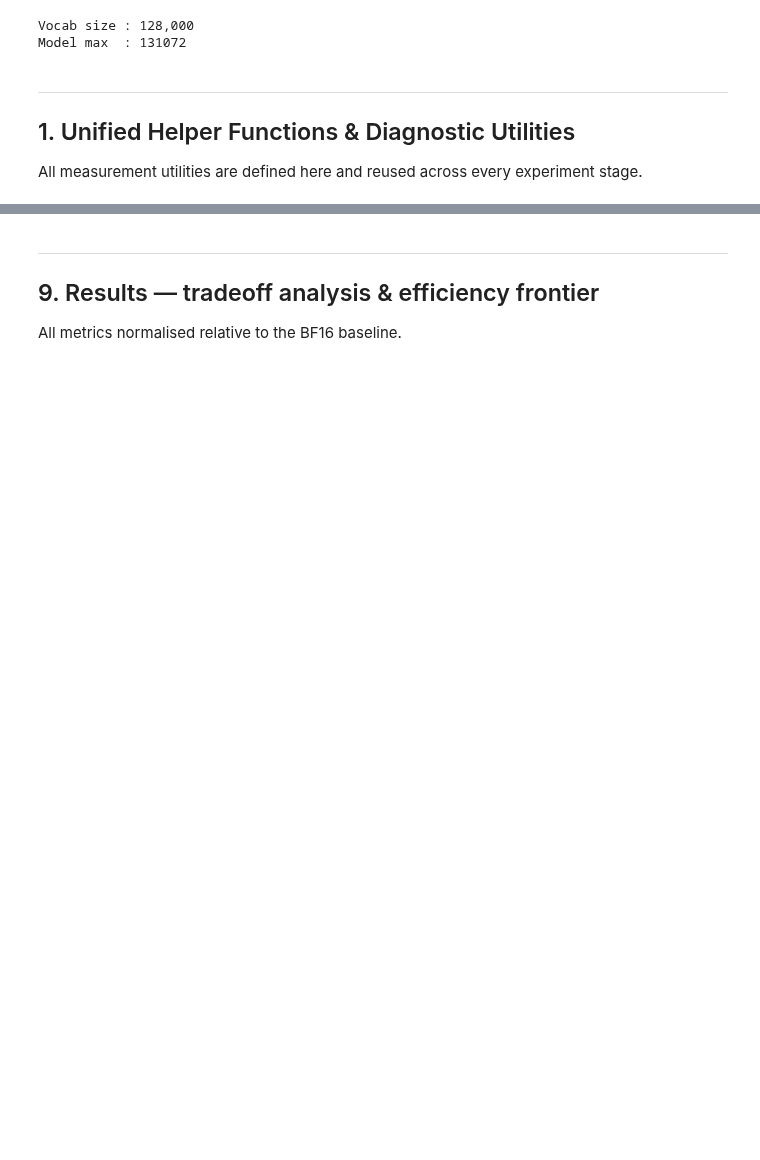
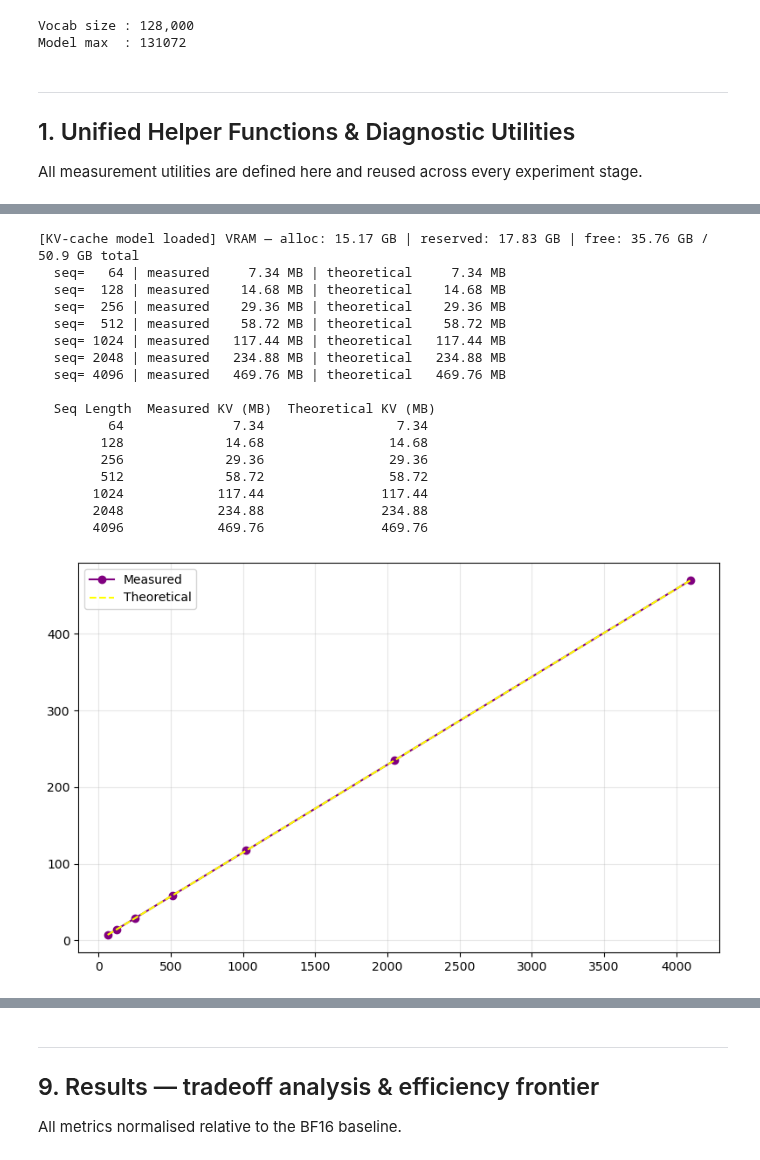
Before and after one commit to bawtek88/Efficient-LLM-Inference, a Jupyter notebook: dlmpa_compression_study.ipynb, the cells around one changed output, grey strips where cells are left out. Saved outputs shown, nothing was run; the diff lists cells and outputs as text; code cells hidden in the pictures; blank space fills up the shorter version.

```diff
--- a/dlmpa_compression_study.ipynb
+++ b/dlmpa_compression_study.ipynb
@@ -1490,0 +2384,65 @@ Pruned 40 % (L1 unstructured)      35.31       6.43       74.08      15.26
+# %%
+reset_vram_peak()
+model_profile = AutoModelForCausalLM.from_pretrained(MODEL_ID, **NF4_KWARGS)
+model_profile.eval()
+dev = next(model_profile.parameters()).device
+check_vram("KV-cache model loaded")
+
+SEQ_LENGTHS = [64, 128, 256, 512, 1024, 2048, 4096]
+kv_rows = []
+
+for seq_len in SEQ_LENGTHS:
+    try:
+        dummy = torch.randint(0, tokenizer.vocab_size, (1, seq_len)).to(dev)
+        with torch.no_grad():
+            out = model_profile(dummy, use_cache=True)
+
+        measured     = get_kv_cache_bytes(out.past_key_values)
+        theoretical  = theoretical_kv_cache_bytes(model_profile, seq_len, dtype_bytes=2)
+
+        kv_rows.append({
+            "Seq Length": seq_len,
+            "Measured KV (MB)": round(measured / 1e6, 2),
+            "Theoretical KV (MB)": round(theoretical / 1e6, 2),
+        })
+        print(f"  seq={seq_len:5d} | measured {measured/1e6:8.2f} MB | theoretical {theoretical/1e6:8.2f} MB")
+        del out; torch.cuda.empty_cache()
+    except torch.cuda.OutOfMemoryError:
+        print(f"  seq={seq_len}: OOM — stopping"); break
+
+df_kv = pd.DataFrame(kv_rows)
+print("\n", df_kv.to_string(index=False))
+
+plt.figure(figsize=(8, 5))
+plt.plot(df_kv["Seq Length"], df_kv["Measured KV (MB)"], "o-", label="Measured", color="purple")
+plt.plot(df_kv["Seq Length"], df_kv["Theoretical KV (MB)"], "--", label="Theoretical", color="yellow")
+plt.xlabel="Sequence Length"
+plt.ylabel="KV Cache (MB)"
+plt.title="Measured vs Theoretical"
+plt.legend()
+plt.grid(alpha=0.3)
+
+plt.tight_layout()
+plt.savefig(ROOT_DIR + "/kv_cache_analysis.png", dpi=150, bbox_inches="tight")
+plt.show()
+
+model_profile = free_model(model_profile)
+# %% [output]
+[KV-cache model loaded] VRAM — alloc: 15.17 GB | reserved: 17.83 GB | free: 35.76 GB / 50.9 GB total
+  seq=   64 | measured     7.34 MB | theoretical     7.34 MB
+  seq=  128 | measured    14.68 MB | theoretical    14.68 MB
+  seq=  256 | measured    29.36 MB | theoretical    29.36 MB
+  seq=  512 | measured    58.72 MB | theoretical    58.72 MB
+  seq= 1024 | measured   117.44 MB | theoretical   117.44 MB
+  seq= 2048 | measured   234.88 MB | theoretical   234.88 MB
+  seq= 4096 | measured   469.76 MB | theoretical   469.76 MB
+
+  Seq Length  Measured KV (MB)  Theoretical KV (MB)
+         64              7.34                 7.34
+        128             14.68                14.68
+        256             29.36                29.36
+        512             58.72                58.72
+       1024            117.44               117.44
+       2048            234.88               234.88
+       4096            469.76               469.76
+[figure, added]
```
Also changed, not shown: parts of 59 cells of this notebook.
